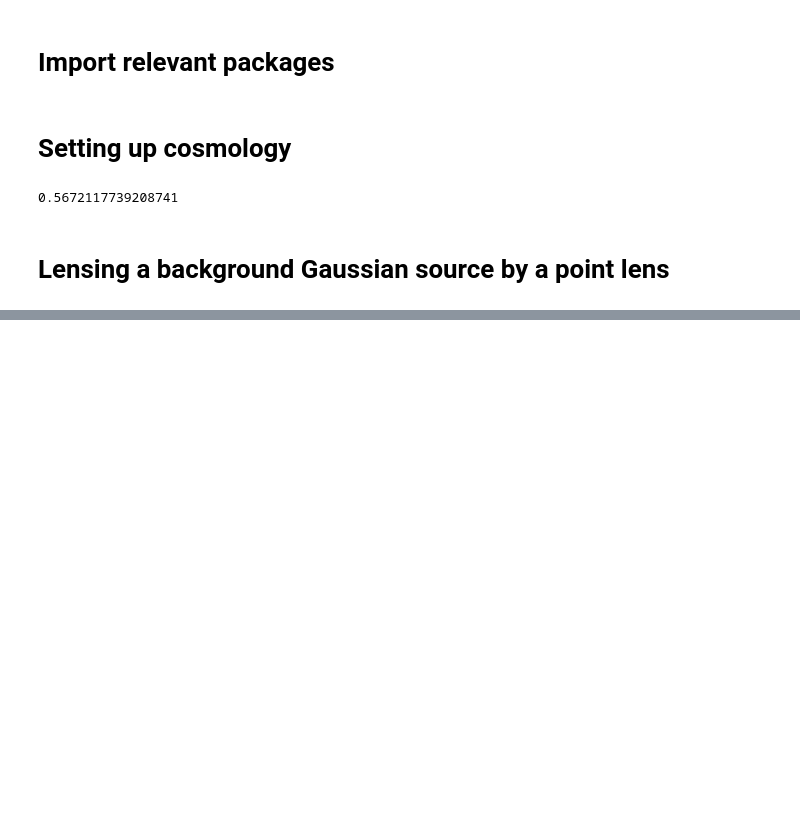
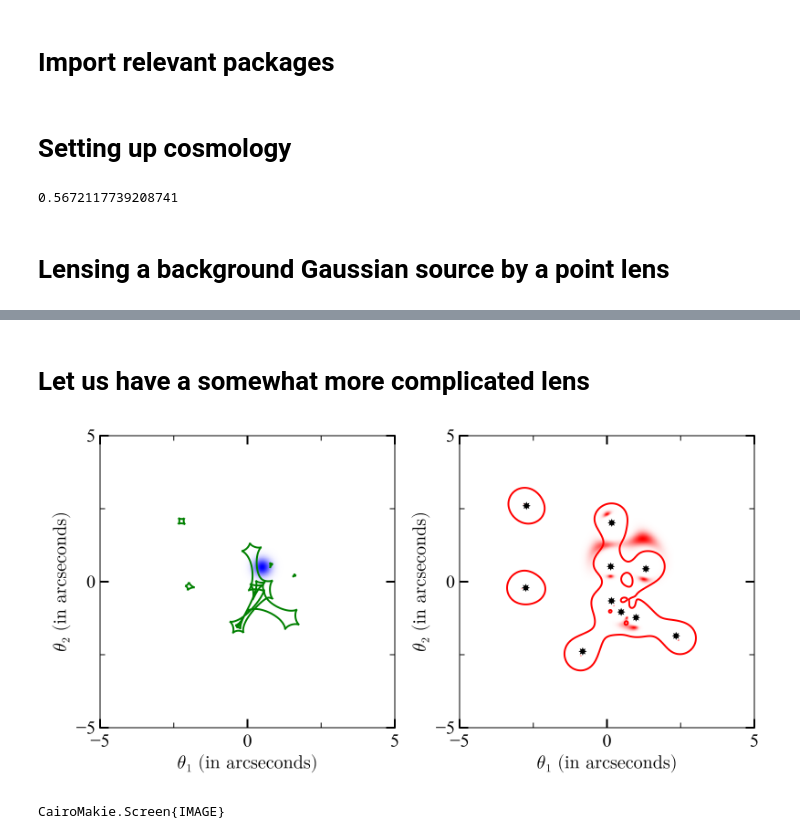
Before and after one commit to akmeena766/WinterSchool2025_BasicAstro, a Jupyter notebook: lensing.ipynb, the cells around one changed output, grey strips where cells are left out. Saved outputs shown, nothing was run; the diff lists cells and outputs as text; code cells hidden in the pictures; blank space fills up the shorter version.

```diff
--- a/lensing.ipynb
+++ b/lensing.ipynb
@@ -44 +44,20 @@ display(fig)
 CairoMakie.Screen{IMAGE}
+# %% [markdown]
+# Let us have a somewhat more complicated lens
+# %%
+# Fix seed for reproducibility
+using Random
+Random.seed!(123)
+
+# Initialize a lens made of multiple point mass lenses
+n_point = 10
+ensamble = [(lens=:PointLens, D_d=Dol, x_c=(-3.0 + 6.0*rand()), y_c = (-3.0 + 6.0*rand()), mass=1E11*MASS_SUN) for _ in 1:n_point]
+lens = Lenses.init_CompositeLens(ensamble)
+
+# Here we have split the source and image plane for better visualization using "two_panel" keyword
+fig, ax = Lenses.plot_image_plane(lens, x, y, adis; two_panel=true, source=src)
+scatter!(ax[2], [l.x_c for l in lens._components_], [l.y_c for l in lens._components_], color=:black, markersize=10, marker=:star8)
+display(fig)
+# %% [output]
+[figure, added]
+CairoMakie.Screen{IMAGE}
```
Also changed, not shown: parts of 1 cell of this notebook.
